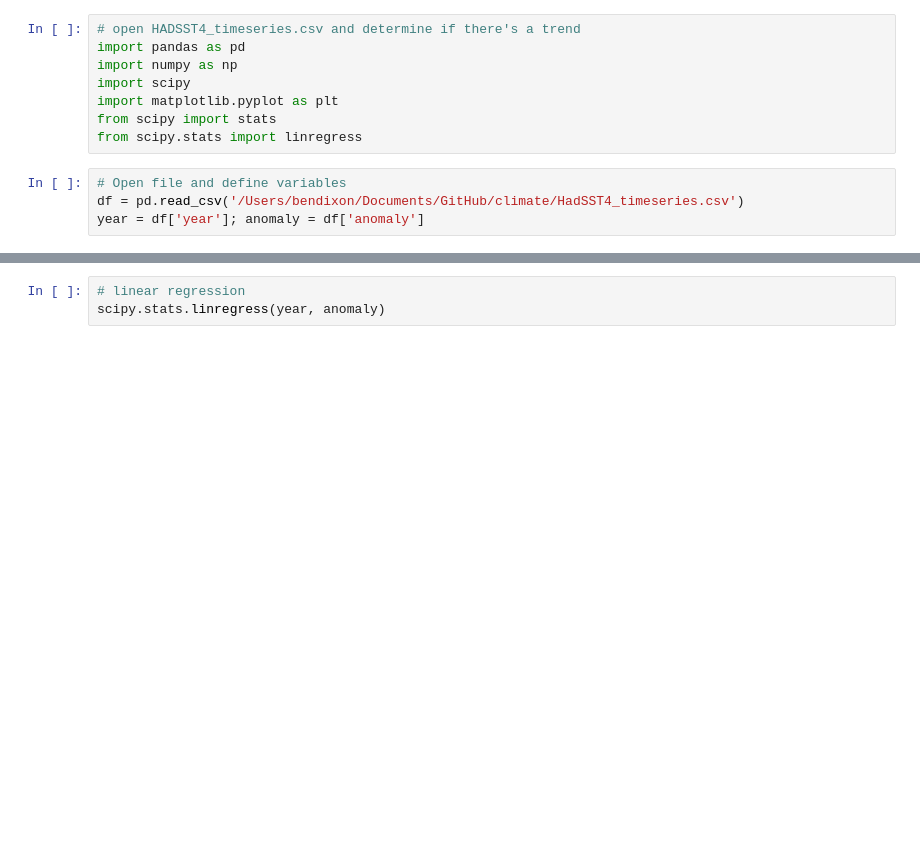
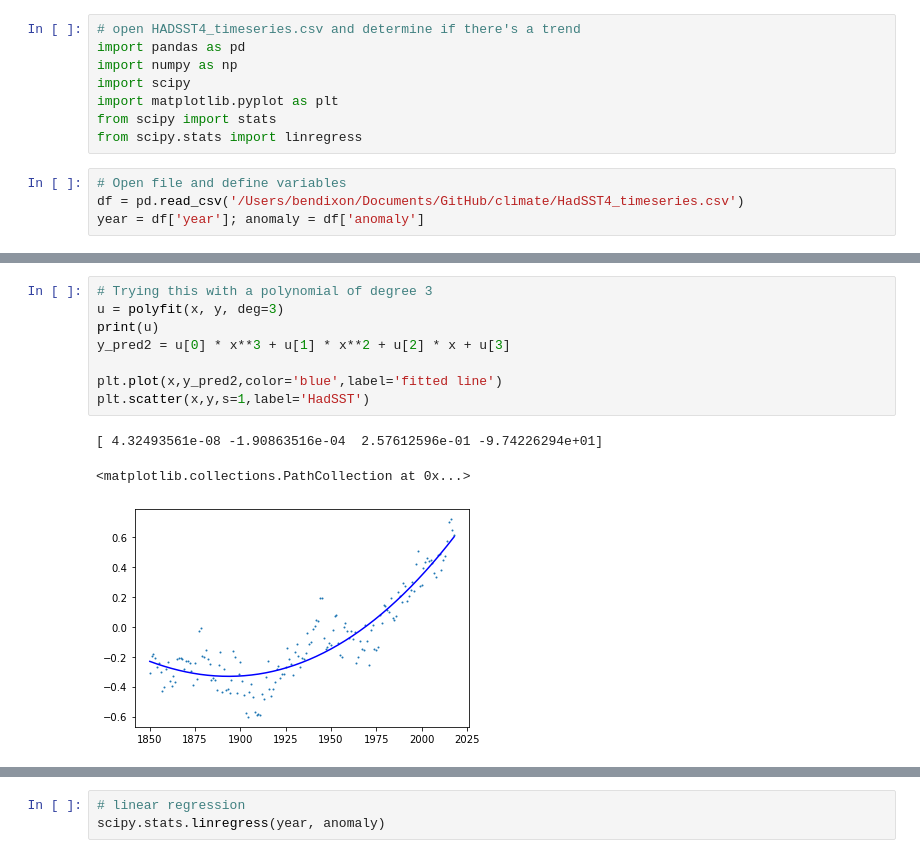
Before and after one commit to bndxn/macfiles, a Jupyter notebook: WS3/WS3 - Polynomial curve.ipynb, the cells around one changed output, grey strips where cells are left out. Cells and saved outputs as stored; diff of their text form; blank space fills up the shorter version.

```diff
--- a/WS3/WS3 - Polynomial curve.ipynb
+++ b/WS3/WS3 - Polynomial curve.ipynb
@@ -24,0 +40,12 @@ ax.scatter(year,anomaly); ax.set(Title='SST Anomaly over time',ylabel='SST in de
+# %%
+# Trying this with a polynomial of degree 3
+u = polyfit(x, y, deg=3)
+print(u)
+y_pred2 = u[0] * x**3 + u[1] * x**2 + u[2] * x + u[3]
+
+plt.plot(x,y_pred2,color='blue',label='fitted line')
+plt.scatter(x,y,s=1,label='HadSST')
+# %% [output]
+[ 4.32493561e-08 -1.90863516e-04  2.57612596e-01 -9.74226294e+01]
+<matplotlib.collections.PathCollection at 0x...>
+[figure, added]
```
Also changed, not shown: parts of 3 cells of this notebook.
